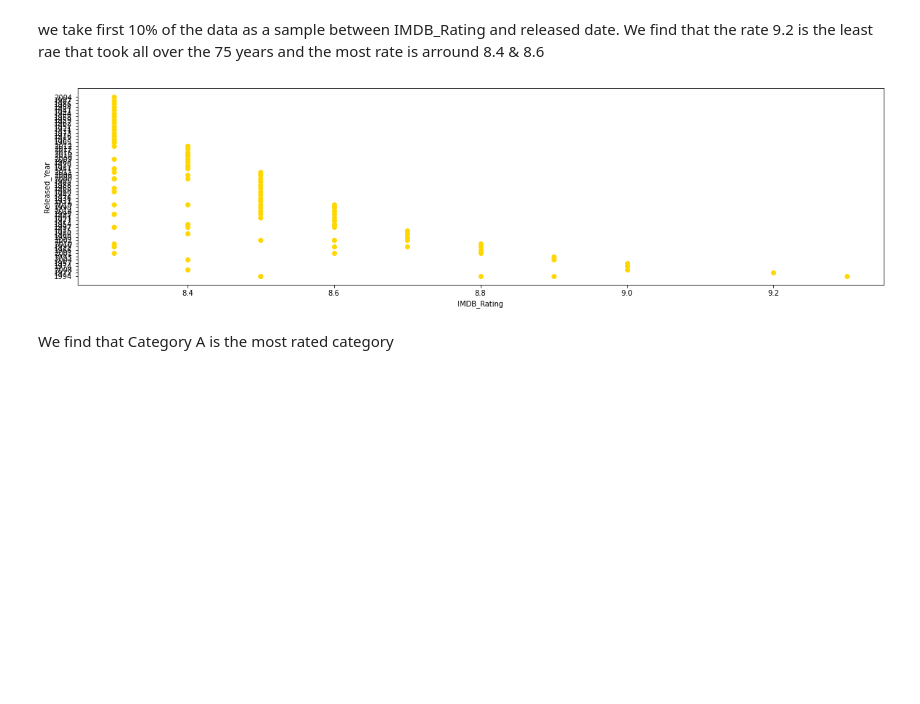
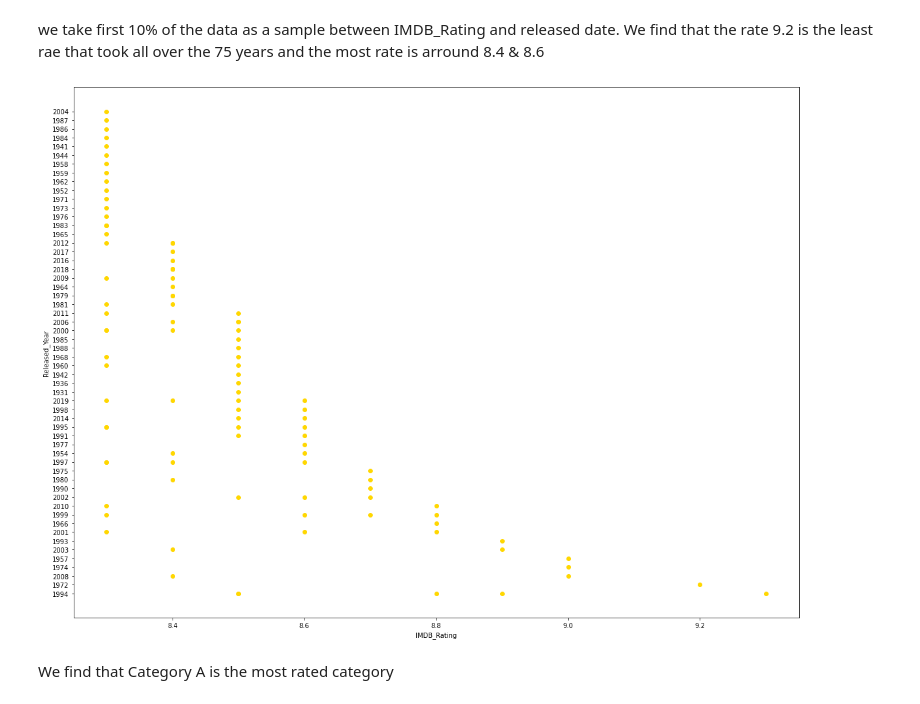
Before and after one commit to YossefEFM/CodeClause_MovieAnalysis, a Jupyter notebook: MovieAnalysis.ipynb, the cells around one changed output. Cells and saved outputs as stored; diff of their text form; code cells hidden in the pictures; blank space fills up the shorter version.

```diff
--- a/MovieAnalysis.ipynb
+++ b/MovieAnalysis.ipynb
@@ -172,14 +172,14 @@ we take  first 10% of the data as a sample between
 IMDB_Rating and released date.
 We find that the rate 9.2 is the least rae that took all over the 75 years and the most rate is arround 8.4 & 8.6
 # %%
-plt.figure(figsize = (20,5))
+plt.figure(figsize = (20,15))
 X = Data.sort_values('IMDB_Rating',ascending=False).head(100)
 plt.scatter(X['IMDB_Rating'].head(100), X['Released_Year'].head(100),color='gold')
 plt.xlabel("IMDB_Rating")
 plt.ylabel("Released_Year")
 plt.show()
 # %% [output]
-[figure, old version]
+[figure, new version]
 # %% [markdown]
 We find that Category A is the most rated category
 # %%
```
Also changed, not shown: parts of 4 cells of this notebook.
